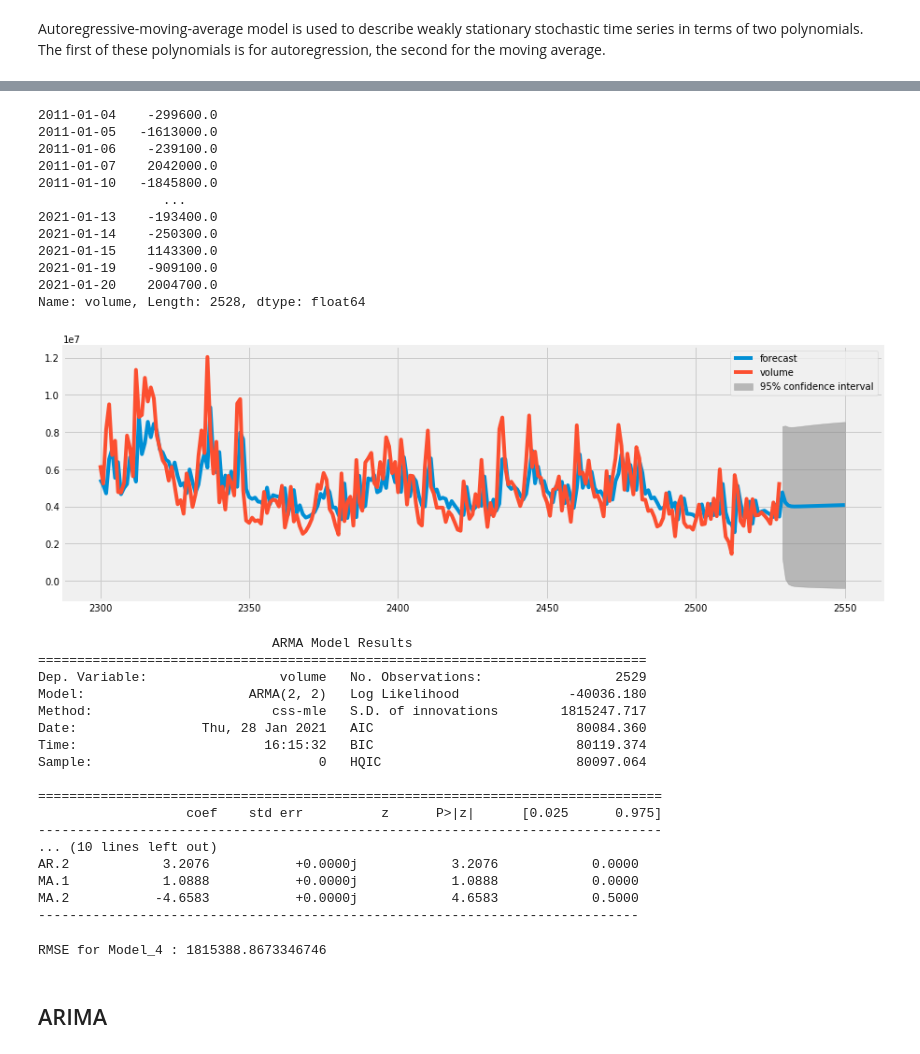
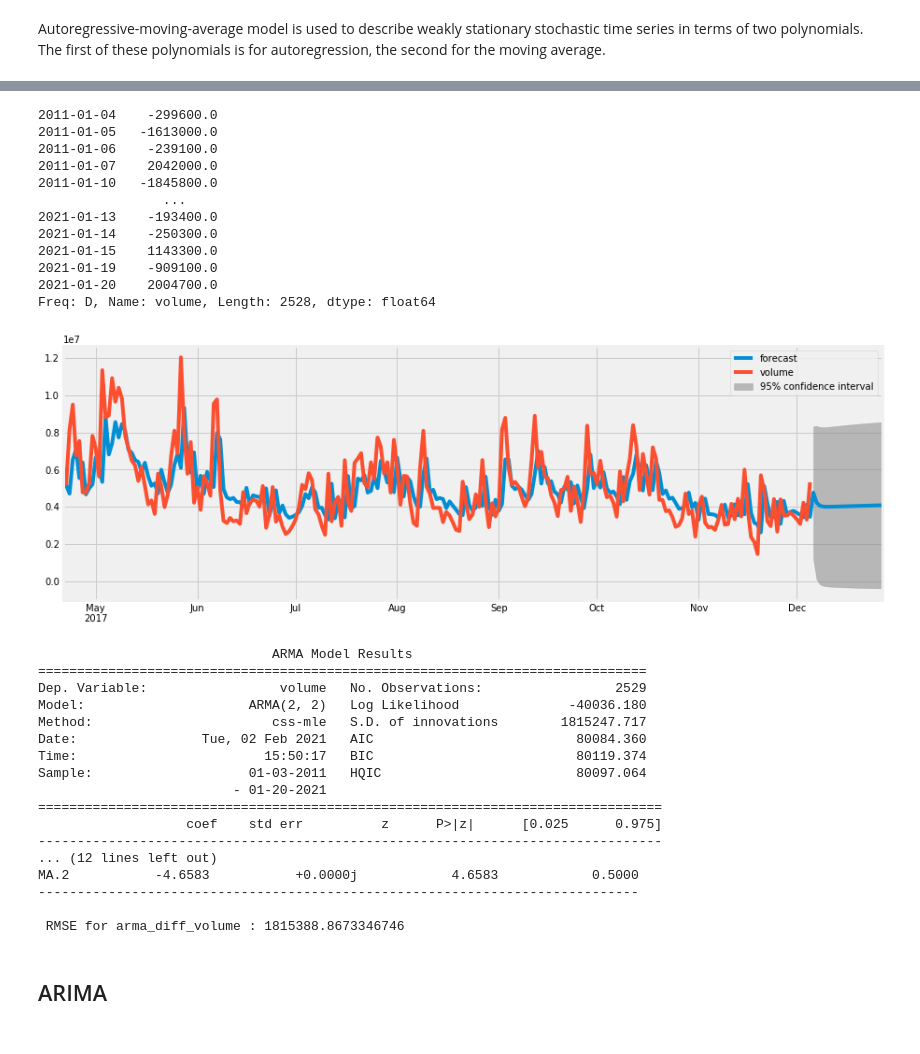
Before and after one commit to Banner10/Phase_4_TimeSeries, a Jupyter notebook: Time_Series_Analysis_Amazon.ipynb, the cells around one changed output, grey strips where cells are left out. Cells and saved outputs as stored; diff of their text form; code cells hidden in the pictures.

```diff
--- a/Time_Series_Analysis_Amazon.ipynb
+++ b/Time_Series_Analysis_Amazon.ipynb
@@ -476,6 +491,9 @@ from statsmodels.tsa.stattools import adfuller
 from statsmodels.graphics.tsaplots import plot_acf, plot_pacf
 from statsmodels.tsa.arima_process import ArmaProcess
 from statsmodels.tsa.arima_model import ARIMA
+# %%
+#setting index frequency to Daily for modeling
+amazon_daily.index = amazon_daily.index.to_period('D')
 # %% [markdown]
 ## ARMA
 # %% [markdown]
@@ -611,37 +596,34 @@ amazon_volume_diff
 2021-01-15    1143300.0
 2021-01-19    -909100.0
 2021-01-20    2004700.0
-Name: volume, Length: 2528, dtype: float64
+Freq: D, Name: volume, Length: 2528, dtype: float64
 # %%
 #predicting diference volume of amazon
 volume_diff_predict = ARMA(amazon_daily['volume'], order=(2,2))
-model_4 = volume_diff_predict.fit()
-model_4.plot_predict(start=2300, end=2550)
+arma_diff_volume = volume_diff_predict.fit()
+arma_diff_volume.plot_predict(start=2300, end=2550)
 plt.show()
-print(model_4.summary())
+print(arma_diff_volume.summary())
+print('\n RMSE for arma_diff_volume :', np.sqrt(mean_squared_error(amazon_daily['volume'], arma_diff_volume.predict())))
 # %% [output]
-[figure, old version]
+[figure, new version]
                               ARMA Model Results
 ==============================================================================
 Dep. Variable:                 volume   No. Observations:                 2529
 Model:                     ARMA(2, 2)   Log Likelihood              -40036.180
 Method:                       css-mle   S.D. of innovations        1815247.717
-Date:                Thu, 28 Jan 2021   AIC                          80084.360
-Time:                        16:15:32   BIC                          80119.374
-Sample:                             0   HQIC                         80097.064
-
+Date:                Tue, 02 Feb 2021   AIC                          80084.360
+Time:                        15:50:17   BIC                          80119.374
+Sample:                    01-03-2011   HQIC                         80097.064
+                         - 01-20-2021
 ================================================================================
                    coef    std err          z      P>|z|      [0.025      0.975]
 --------------------------------------------------------------------------------
-... (10 lines left out)
-AR.2            3.2076           +0.0000j            3.2076            0.0000
-MA.1            1.0888           +0.0000j            1.0888            0.0000
+... (12 lines left out)
 MA.2           -4.6583           +0.0000j            4.6583            0.5000
 -----------------------------------------------------------------------------
+
+ RMSE for arma_diff_volume : 1815388.8673346746
-# %%
-print('RMSE for Model_4 :', np.sqrt(mean_squared_error(amazon_daily['volume'], model_4.predict())))
-# %% [output]
-RMSE for Model_4 : 1815388.8673346746
 # %% [markdown]
 ## ARIMA
 # %% [markdown]
```
Also changed, not shown: parts of 70 cells of this notebook, 3 other files.
